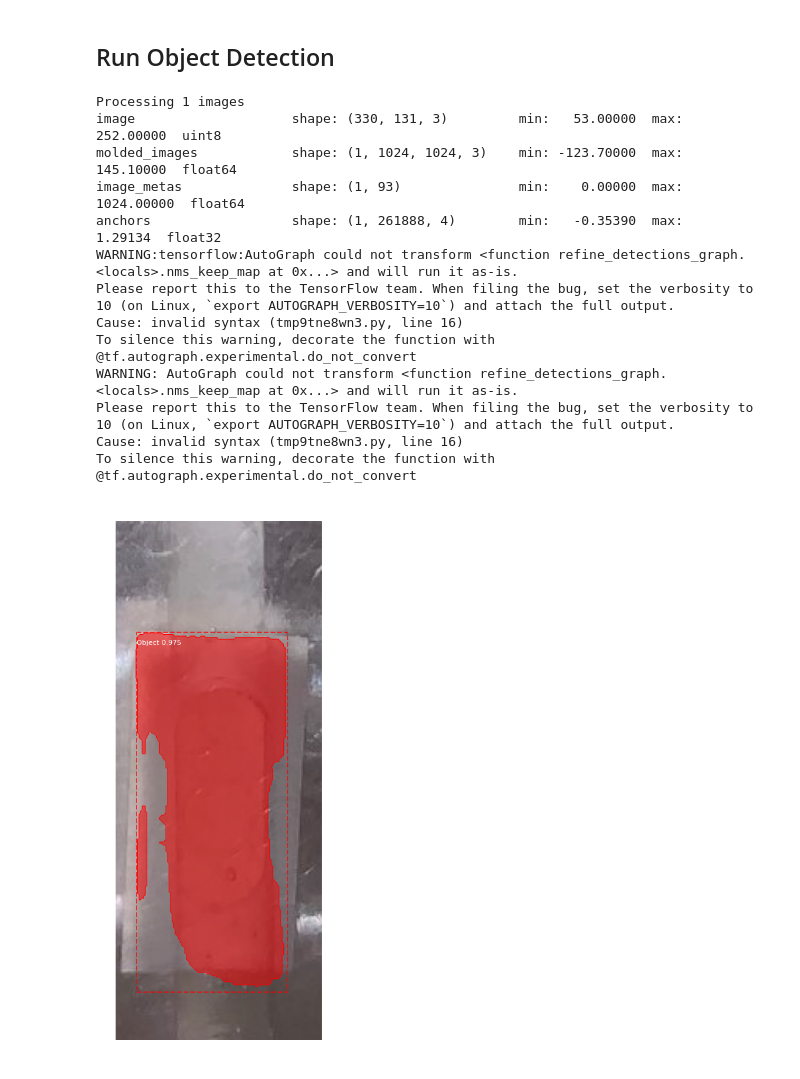
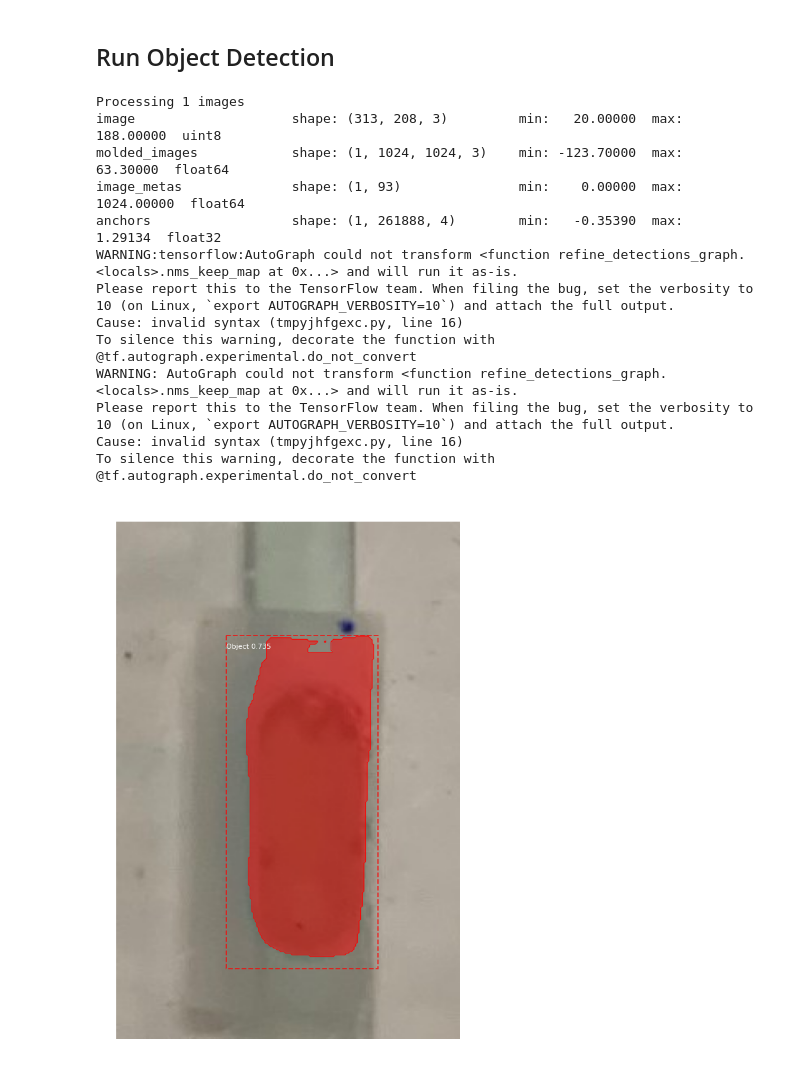
Before and after one commit to Nightpl3x/ISCD, a Jupyter notebook: Mask_RCNN.ipynb, the cells around one changed output. Drawn from its saved outputs; the diff is of its cells as text; code cells hidden in the pictures.

```diff
--- a/Mask_RCNN.ipynb
+++ b/Mask_RCNN.ipynb
@@ -116,34 +116,34 @@ class_names = ['Object' for i in range(90)]
 # %%
 # Directory of images to run detection on
 #IMAGE_DIR = os.path.join(ROOT_DIR, v.path_folder) # relative path
 
 # Load a random image from the images folder
 #file_names = next(os.walk(IMAGE_DIR))[2]
 #image = skimage.io.imread(os.path.join(IMAGE_DIR, random.choice(file_names)))
 
-image = skimage.io.imread(v.path_image_abs) # only use absolute path
+image = skimage.io.imread(xct.path_image_abs) # only use absolute path
 
 # Run detection
 results = model.detect([image], verbose=1)
 
 # Visualize results
 r = results[0]
 visualize.display_instances(image, r['rois'], r['masks'], r['class_ids'], class_names, r['scores'])
 # %% [output]
 Processing 1 images
-image                    shape: (330, 131, 3)         min:   53.00000  max:  252.00000  uint8
-molded_images            shape: (1, 1024, 1024, 3)    min: -123.70000  max:  145.10000  float64
+image                    shape: (313, 208, 3)         min:   20.00000  max:  188.00000  uint8
+molded_images            shape: (1, 1024, 1024, 3)    min: -123.70000  max:   63.30000  float64
 image_metas              shape: (1, 93)               min:    0.00000  max: 1024.00000  float64
 anchors                  shape: (1, 261888, 4)        min:   -0.35390  max:    1.29134  float32
 WARNING:tensorflow:AutoGraph could not transform <function refine_detections_graph.<locals>.nms_keep_map at 0x...> and will run it as-is.
 Please report this to the TensorFlow team. When filing the bug, set the verbosity to 10 (on Linux, `export AUTOGRAPH_VERBOSITY=10`) and attach the full output.
-Cause: invalid syntax (tmp9tne8wn3.py, line 16)
+Cause: invalid syntax (tmpyjhfgexc.py, line 16)
 To silence this warning, decorate the function with @tf.autograph.experimental.do_not_convert
 WARNING: AutoGraph could not transform <function refine_detections_graph.<locals>.nms_keep_map at 0x...> and will run it as-is.
 Please report this to the TensorFlow team. When filing the bug, set the verbosity to 10 (on Linux, `export AUTOGRAPH_VERBOSITY=10`) and attach the full output.
-Cause: invalid syntax (tmp9tne8wn3.py, line 16)
+Cause: invalid syntax (tmpyjhfgexc.py, line 16)
 To silence this warning, decorate the function with @tf.autograph.experimental.do_not_convert
-[figure, old version]
+[figure, new version]
 # %%
 mask = r['masks']
 mask = mask.astype(int)
```
Also changed, not shown: parts of 3 cells of this notebook, 7 other files.
